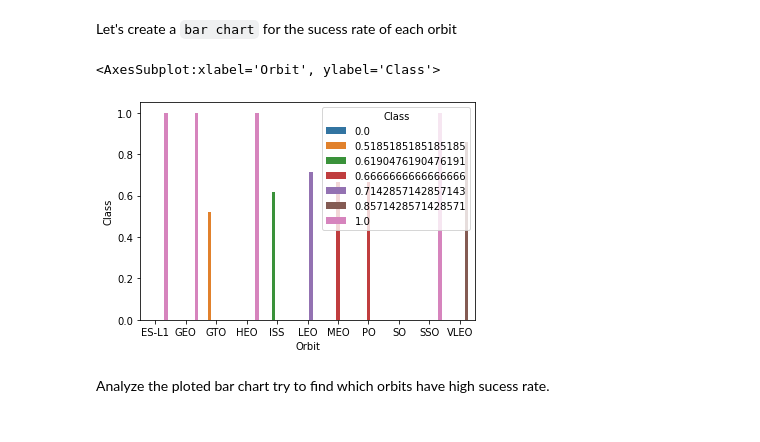
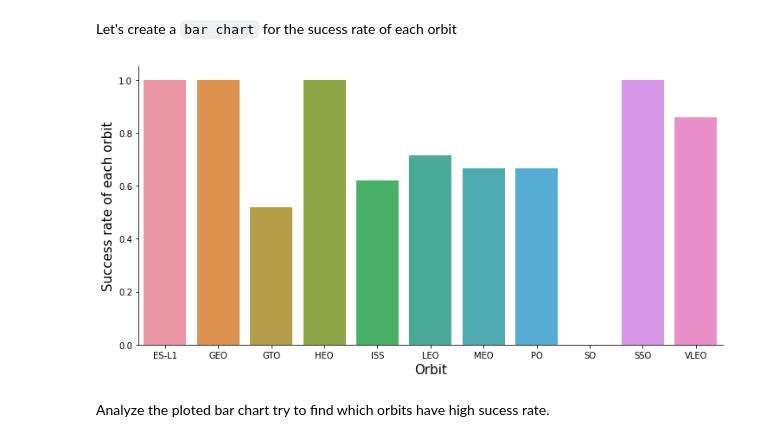
Before and after one commit to paragpallavsingh/ibm_ds_capstone, a Jupyter notebook: EDA with Data Visualization.ipynb, the cells around one changed output. Saved outputs shown, nothing was run; the diff lists cells and outputs as text; code cells hidden in the pictures.

```diff
--- a/EDA with Data Visualization.ipynb
+++ b/EDA with Data Visualization.ipynb
@@ -114,12 +114,16 @@ Next, we want to visually check if there are any relationship between success ra
 Let's create a `bar chart` for the sucess rate of each orbit
 # %%
 # HINT use groupby method on Orbit column and get the mean of Class column
-orbit_success = df.groupby('Orbit').mean()
-orbit_success.reset_index(inplace=True)
-sns.barplot(x="Orbit",y="Class",data=orbit_success,hue='Class')
+bar1=df.groupby("Orbit")["Class"].mean()
+# orbit_success = df.groupby('Orbit').mean()
+# orbit_success.reset_index(inplace=True)
+# sns.barplot(x="Orbit",y="Class",data=orbit_success,hue='Class')
+sns.catplot(x=bar1.index,y=bar1.values, data=df, kind='bar', aspect=2)
+plt.xlabel("Orbit",fontsize=15)
+plt.ylabel("Success rate of each orbit", fontsize=15)
+plt.show()
 # %% [output]
-<AxesSubplot:xlabel='Orbit', ylabel='Class'>
-[figure, old version]
+[figure, new version]
 # %% [markdown]
 Analyze the ploted bar chart try to find which orbits have high sucess rate.
 # %% [markdown]
```
Also changed, not shown: parts of 5 cells of this notebook.
